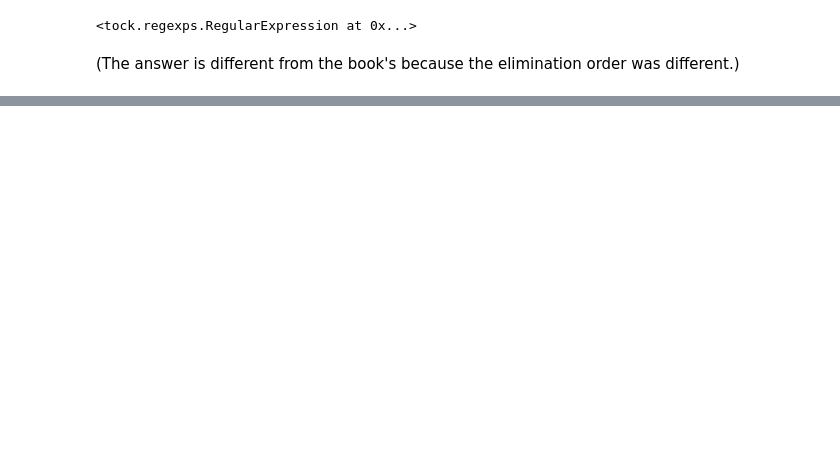
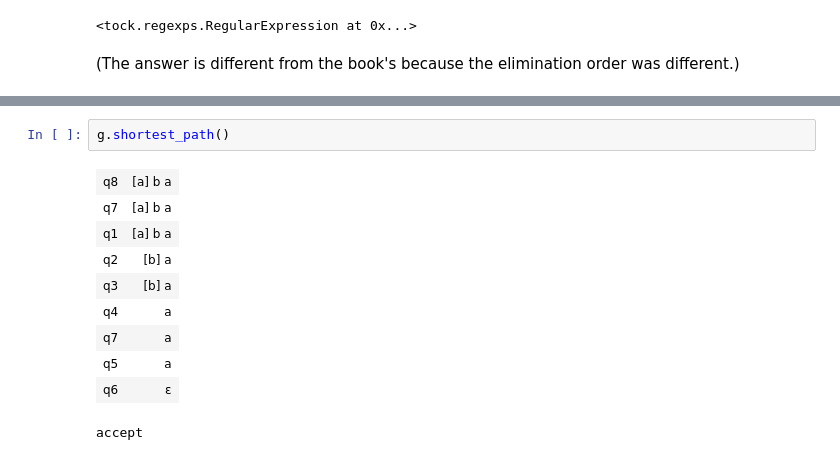
Before and after one commit to ND-CSE-30151/fall-2020, a Jupyter notebook: notes/week03/week03.ipynb, the cells around one changed output, grey strips where cells are left out. Cells and saved outputs as stored; diff of their text form; blank space fills up the shorter version.

```diff
--- a/notes/week03/week03.ipynb
+++ b/notes/week03/week03.ipynb
@@ -284,0 +319,13 @@ eliminate 1
+# %%
+g.shortest_path()
+# %% [output]
+| q8 | [a] b a |
+| q7 | [a] b a |
+| q1 | [a] b a |
+| q2 | [b] a |
+| q3 | [b] a |
+| q4 | a |
+| q7 | a |
+| q5 | a |
+| q6 | ε |
+accept
```
Also changed, not shown: parts of 13 cells of this notebook.
